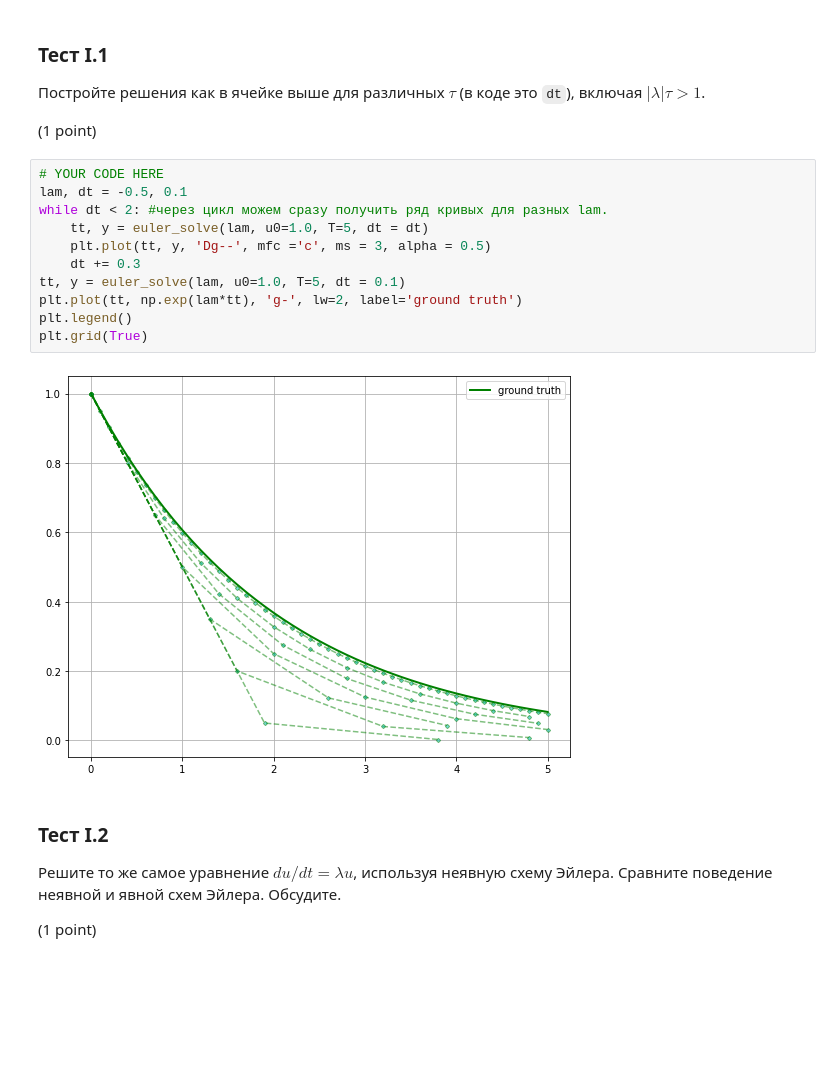
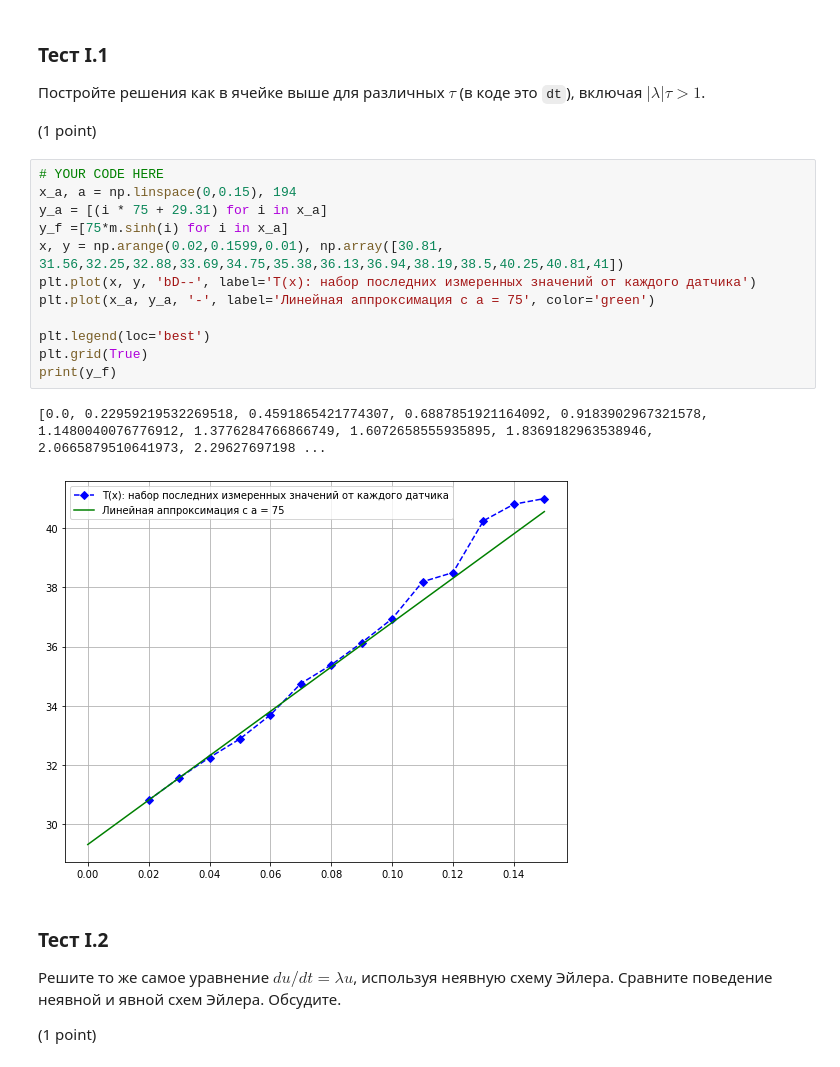
Before and after one commit to DanilPeg/calcphys2022, a Jupyter notebook: IVP_ODE.ipynb, the cells around one changed output. Drawn from its saved outputs; the diff is of its cells as text; blank space fills up the shorter version.

```diff
--- a/IVP_ODE.ipynb
+++ b/IVP_ODE.ipynb
@@ -53,19 +56,21 @@ plt.grid(True)
 Постройте решения как в ячейке выше для различных $\tau$ (в коде это `dt`), включая $|\lambda| \tau > 1$.
 
 (1 point)
-# %%
-# YOUR CODE HERE
-lam, dt = -0.5, 0.1
-while dt < 2: #через цикл можем сразу получить ряд кривых для разных lam.
-    tt, y = euler_solve(lam, u0=1.0, T=5, dt = dt)
-    plt.plot(tt, y, 'Dg--', mfc ='c', ms = 3, alpha = 0.5)
-    dt += 0.3
-tt, y = euler_solve(lam, u0=1.0, T=5, dt = 0.1)
-plt.plot(tt, np.exp(lam*tt), 'g-', lw=2, label='ground truth')
-plt.legend()
-plt.grid(True)
-# %% [output]
-[figure, removed]
+# %%
+# YOUR CODE HERE
+x_a, a = np.linspace(0,0.15), 194
+y_a = [(i * 75 + 29.31) for i in x_a]
+y_f =[75*m.sinh(i) for i in x_a]
+x, y = np.arange(0.02,0.1599,0.01), np.array([30.81, 31.56,32.25,32.88,33.69,34.75,35.38,36.13,36.94,38.19,38.5,40.25,40.81,41])
+plt.plot(x, y, 'bD--', label='T(x): набор последних измеренных значений от каждого датчика')
+plt.plot(x_a, y_a, '-', label='Линейная аппроксимация с а = 75', color='green')
+
+plt.legend(loc='best')
+plt.grid(True)
+print(y_f)
+# %% [output]
+[0.0, 0.22959219532269518, 0.4591865421774307, 0.6887851921164092, 0.9183902967321578, 1.1480040076776912, 1.3776284766866749, 1.6072658555935895, 1.8369182963538946, 2.0665879510641973, 2.29627697198 ...
+[figure, added]
 # %% [markdown]
 ### Тест I.2
 
```
Also changed, not shown: parts of 5 cells of this notebook.
